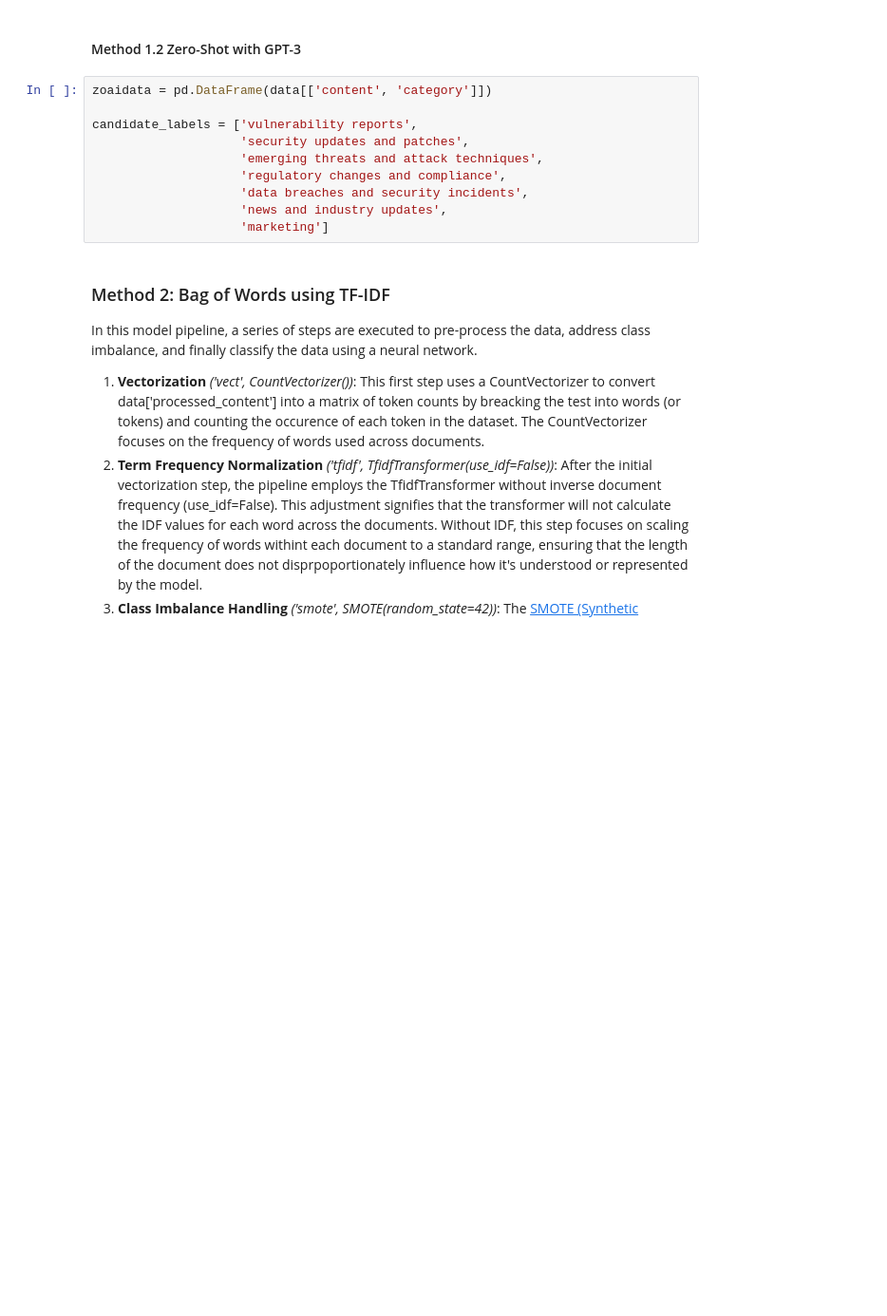
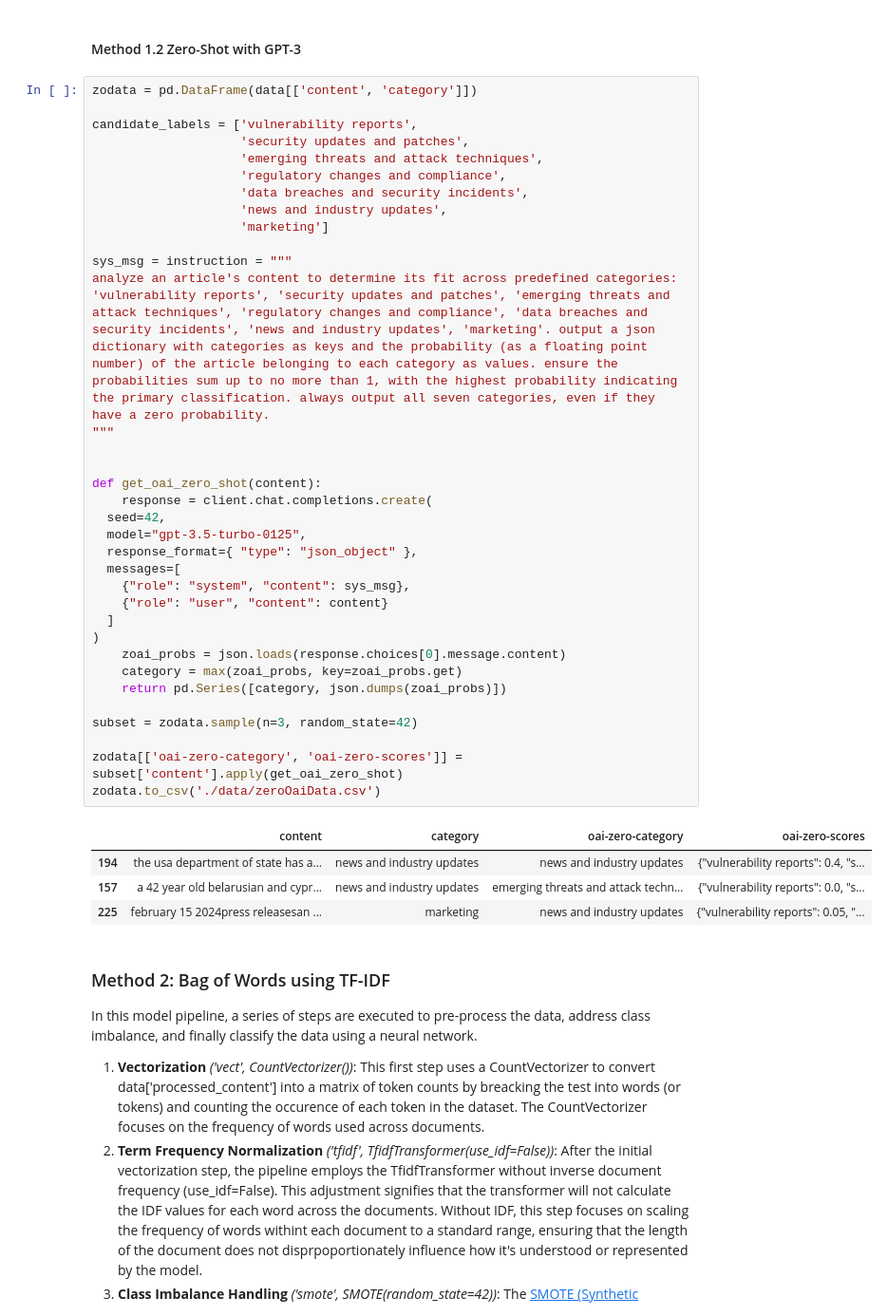
Before and after one commit to r3mnan7/INFO602-Final, a Jupyter notebook: poff-info602-final.ipynb, the cells around one changed output. Shown at 95% size. Drawn from its saved outputs; the diff is of its cells as text; blank space fills up the shorter version.

Commit message:
Everything is setup for OpenAI Zero-Shot classification, haven't run yet. Before I do I want to make sure I'm not making a mistake in BART.

```diff
--- a/poff-info602-final.ipynb
+++ b/poff-info602-final.ipynb
@@ -401,15 +405,44 @@ Cross-Entropy Loss / Log Loss: 2.420137323106881
 # %% [markdown]
 #### Method 1.2 Zero-Shot with GPT-3
 # %%
-zoaidata = pd.DataFrame(data[['content', 'category']])
+zodata = pd.DataFrame(data[['content', 'category']])
 
 candidate_labels = ['vulnerability reports',
                     'security updates and patches',
                     'emerging threats and attack techniques',
                     'regulatory changes and compliance',
                     'data breaches and security incidents',
                     'news and industry updates',
                     'marketing']
+
+sys_msg = instruction = """
+analyze an article's content to determine its fit across predefined categories: 'vulnerability reports', 'security updates and patches', 'emerging threats and attack techniques', 'regulatory changes and compliance', 'data breaches and security incidents', 'news and industry updates', 'marketing'. output a json dictionary with categories as keys and the probability (as a floating point number) of the article belonging to each category as values. ensure the probabilities sum up to no more than 1, with the highest probability indicating the primary classification. always output all seven categories, even if they have a zero probability.
+"""
+
+
+def get_oai_zero_shot(content):
+    response = client.chat.completions.create(
+  seed=42,
+  model="gpt-3.5-turbo-0125",
+  response_format={ "type": "json_object" },
+  messages=[
+    {"role": "system", "content": sys_msg},
+    {"role": "user", "content": content}
+  ]
+)
+    zoai_probs = json.loads(response.choices[0].message.content)
+    category = max(zoai_probs, key=zoai_probs.get)
+    return pd.Series([category, json.dumps(zoai_probs)])
+
+subset = zodata.sample(n=3, random_state=42)
+
+zodata[['oai-zero-category', 'oai-zero-scores']] = subset['content'].apply(get_oai_zero_shot)
+zodata.to_csv('./data/zeroOaiData.csv')
+# %% [output]
+|  | content | category | oai-zero-category | oai-zero-scores |
+| 194 | the usa department of state has a... | news and industry updates | news and industry updates | {"vulnerability reports": 0.4, "s... |
+| 157 | a 42 year old belarusian and cypr... | news and industry updates | emerging threats and attack techn... | {"vulnerability reports": 0.0, "s... |
+| 225 | february 15 2024press releasesan ... | marketing | news and industry updates | {"vulnerability reports": 0.05, "... |
 # %% [markdown]
 ### Method 2: Bag of Words using TF-IDF
 In this model pipeline, a series of steps are executed to pre-process the data, address class imbalance, and finally classify the data using a neural network.
```
Also changed, not shown: parts of 2 cells of this notebook, 1 other file.
